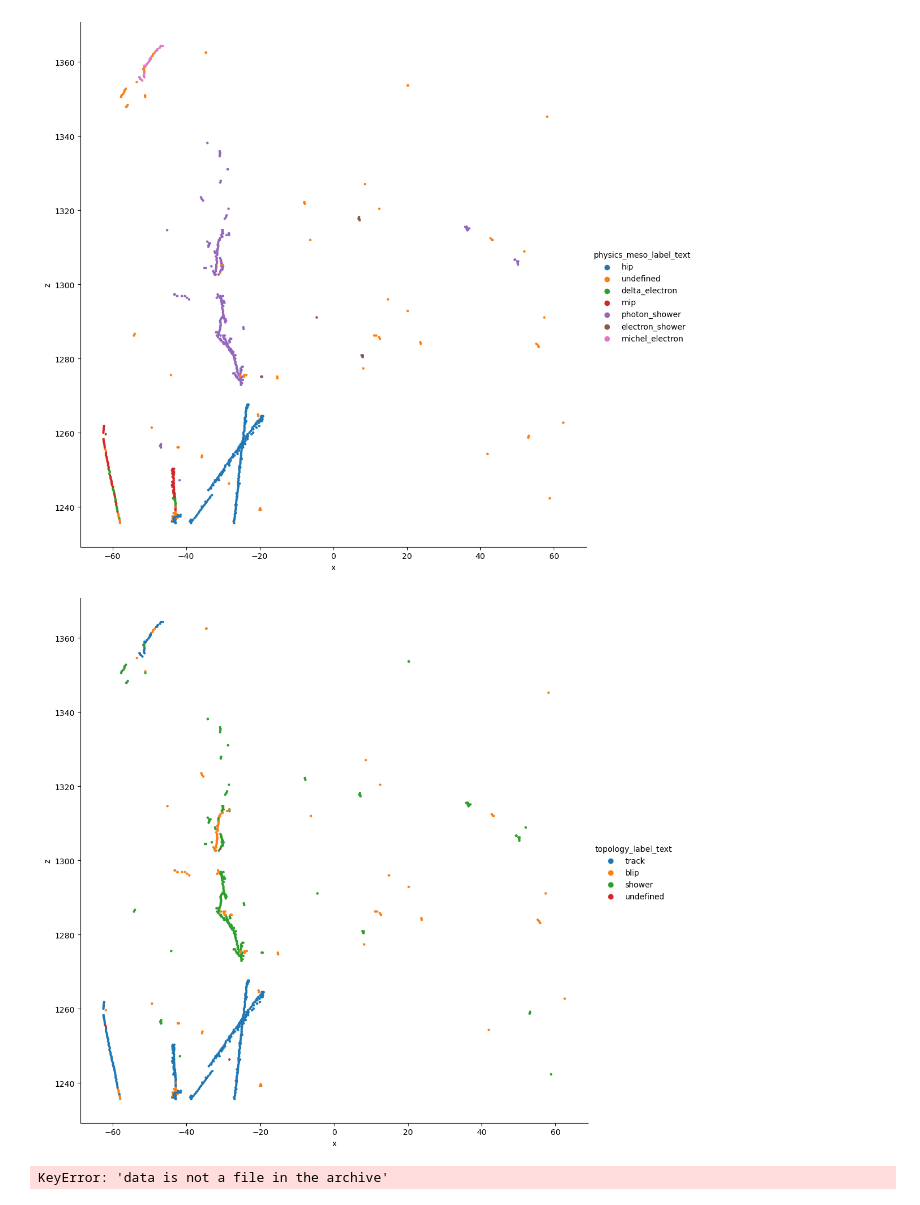
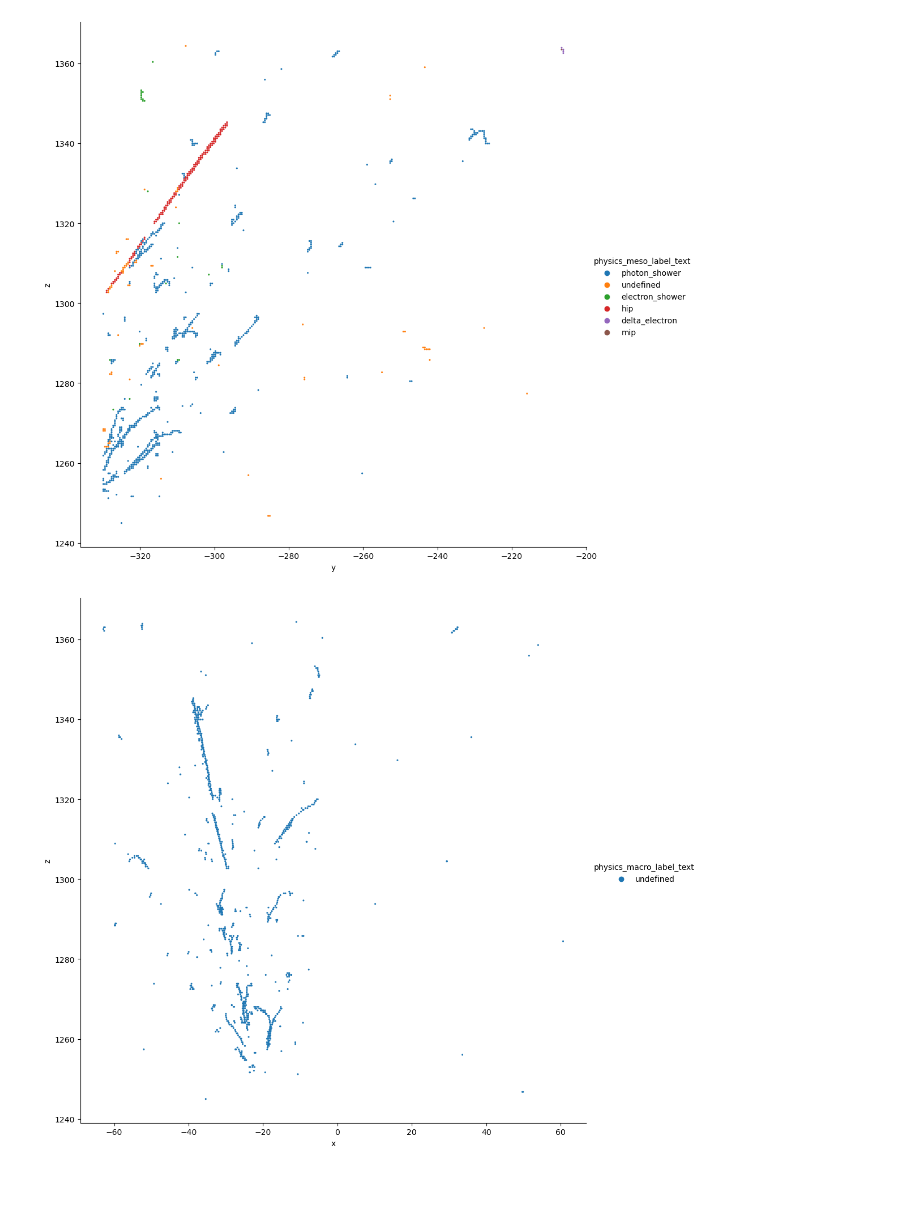
Before and after one commit to Neutron-Calibration-in-DUNE/ArrakisND, a Jupyter notebook: notebooks/test_arrakis.ipynb, the cells around one changed output. Drawn from its saved outputs; the diff is of its cells as text; code cells hidden in the pictures.

```diff
--- a/notebooks/test_arrakis.ipynb
+++ b/notebooks/test_arrakis.ipynb
@@ -66,0 +15,9 @@ plt.show()
+# %%
+# select event
+event = 102
+# %%
+# get event info
+x = arr['det_features'][event][:,0]
+y = arr['det_features'][event][:,1]
+z = arr['det_features'][event][:,2]
+Q = arr['det_features'][event][:,3]
@@ -66,0 +31,7 @@ plt.show()
+# %%
+# get event info
+particle_label = arr['classes'][event][:, 0]
+topology_label = arr['classes'][event][:, 1]
+micro_label = arr['classes'][event][:, 2]
+meso_label = arr['classes'][event][:, 3]
+macro_label = arr['classes'][event][:, 4]
@@ -67,5 +60,5 @@ plt.show()
 # %%
-df = pd.DataFrame(columns=['x', 'y', 'z', 'particle_label', 'physics_label', 'topology_label', 'unique_topology'])
+df = pd.DataFrame(columns=['x', 'y', 'z', 'particle_label', 'physics_label', 'topology_label'])
 particle_label_df = pd.DataFrame.from_dict(arr['meta'].tolist()['particle_labels'], orient='index', columns=['particle_label_text']).reset_index()
 physics_micro_label_df = pd.DataFrame.from_dict(arr['meta'].tolist()['physics_micro_labels'], orient='index', columns=['physics_micro_label_text']).reset_index()
 physics_meso_label_df = pd.DataFrame.from_dict(arr['meta'].tolist()['physics_meso_labels'], orient='index', columns=['physics_meso_label_text']).reset_index()
@@ -74,15 +67,15 @@ topology_label_df = pd.DataFrame.from_dict(arr['meta'].tolist()['topology_labels
 df['x'] = x
 df['y'] = y
 df['z'] = z
-df['Q'] = q
-df['particle_label'] = particle_labels
-df['physics_micro_label'] = physics_micro_labels
-df['physics_meso_label'] = physics_meso_labels
-df['physics_macro_label'] = physics_macro_labels
-df['topology_label'] = topology_labels
-df['unique_topology_label'] = unique_topology_labels
-df = df.merge(particle_label_df, how='left', left_on='particle_label', right_on='index')
-df = df.merge(physics_micro_label_df, how='left', left_on='physics_micro_label', right_on='index')
-df = df.merge(physics_meso_label_df, how='left', left_on='physics_meso_label', right_on='index')
-df = df.merge(physics_macro_label_df, how='left', left_on='physics_macro_label', right_on='index')
+df['Q'] = Q
+df['pdg_code'] = particle_label
+df['physics_micro_label'] = micro_label
+df['physics_meso_label'] = meso_label
+df['physics_macro_label'] = macro_label
+df['topology_label'] = topology_label
+# df['unique_topology'] = arr['data'].tolist()[event].data['unique_topology']
+df = df.merge(particle_label_df, how='left', left_on='particle_label', right_on='index').drop('index', axis=1)
+df = df.merge(physics_micro_label_df, how='left', left_on='physics_micro_label', right_on='index').drop('index', axis=1)
+df = df.merge(physics_meso_label_df, how='left', left_on='physics_meso_label', right_on='index').drop('index', axis=1)
+df = df.merge(physics_macro_label_df, how='left', left_on='physics_macro_label', right_on='index').drop('index', axis=1)
 df = df.merge(topology_label_df, how='left', left_on='topology_label', right_on='index')
@@ -114,36 +135,24 @@ plt.show()
 # %%
 sn.relplot(
     data=df,
-    x="x", y="z",
+    x="y", y="z",
     hue="physics_meso_label_text",
     linewidth=0,
-    s=10,
+    s=5,
     height=10
 )
 plt.show()
 # %% [output]
-[figure, old version]
+[figure, new version]
 # %%
 sn.relplot(
     data=df,
     x="x", y="z",
-    hue="topology_label_text",
+    hue="physics_macro_label_text",
     linewidth=0,
-    s=10,
+    s=5,
     height=10
 )
 plt.show()
 # %% [output]
-[figure, old version]
+[figure, new version]
-# %%
-physics_micro_labels_full = []
-for i, cloud in enumerate(physics_macro_labels):
-    physics_micro_labels_full.append(physics_macro_labels[cloud].data['physics_micro_label'])
-physics_meso_labels_full = []
-for i, cloud in enumerate(physics_macro_labels):
-    physics_meso_labels_full.append(physics_macro_labels[cloud].data['physics_meso_label'])
-physics_macro_labels_full = []
-for i, cloud in enumerate(physics_macro_labels):
-    physics_macro_labels_full.append(arr['data'].tolist()[cloud].data['physics_macro_label'])
-# %% [output]
-KeyError: 'data is not a file in the archive'
```
Also changed, not shown: parts of 21 cells of this notebook, 4 other files.
